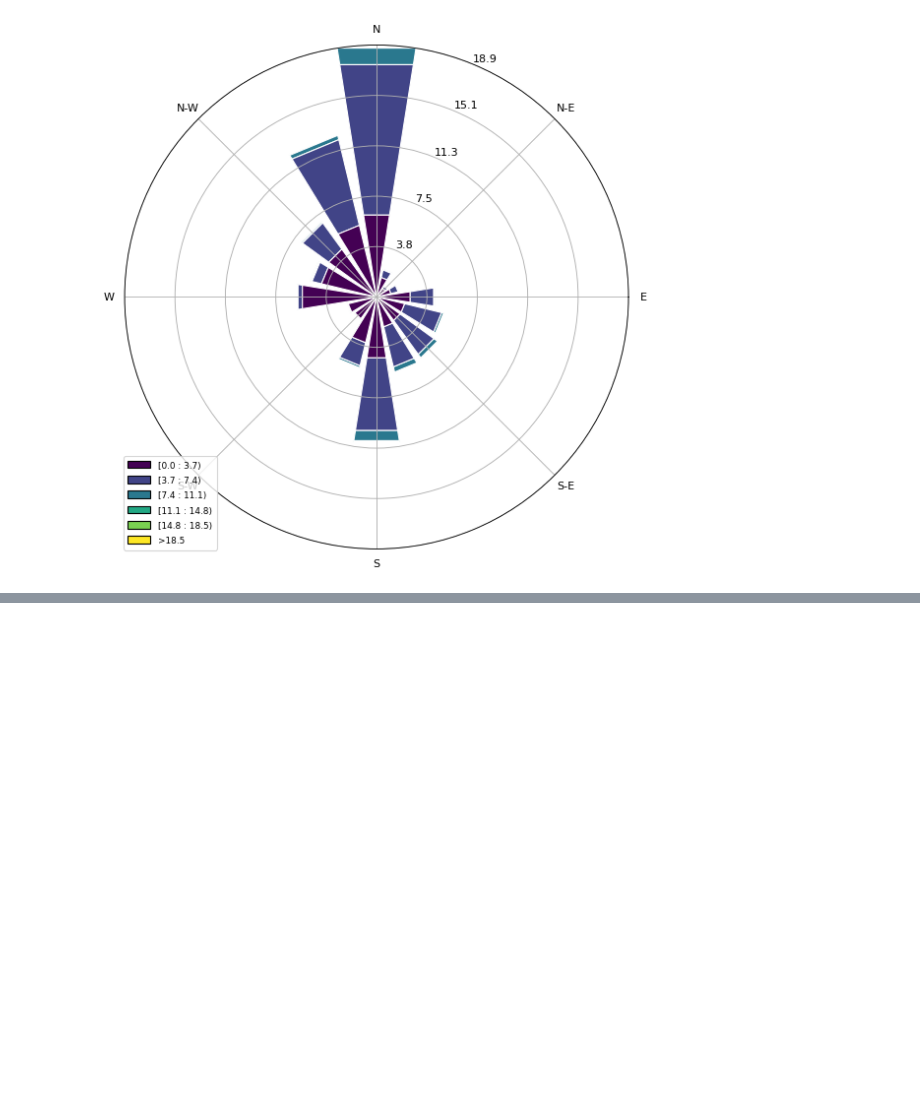
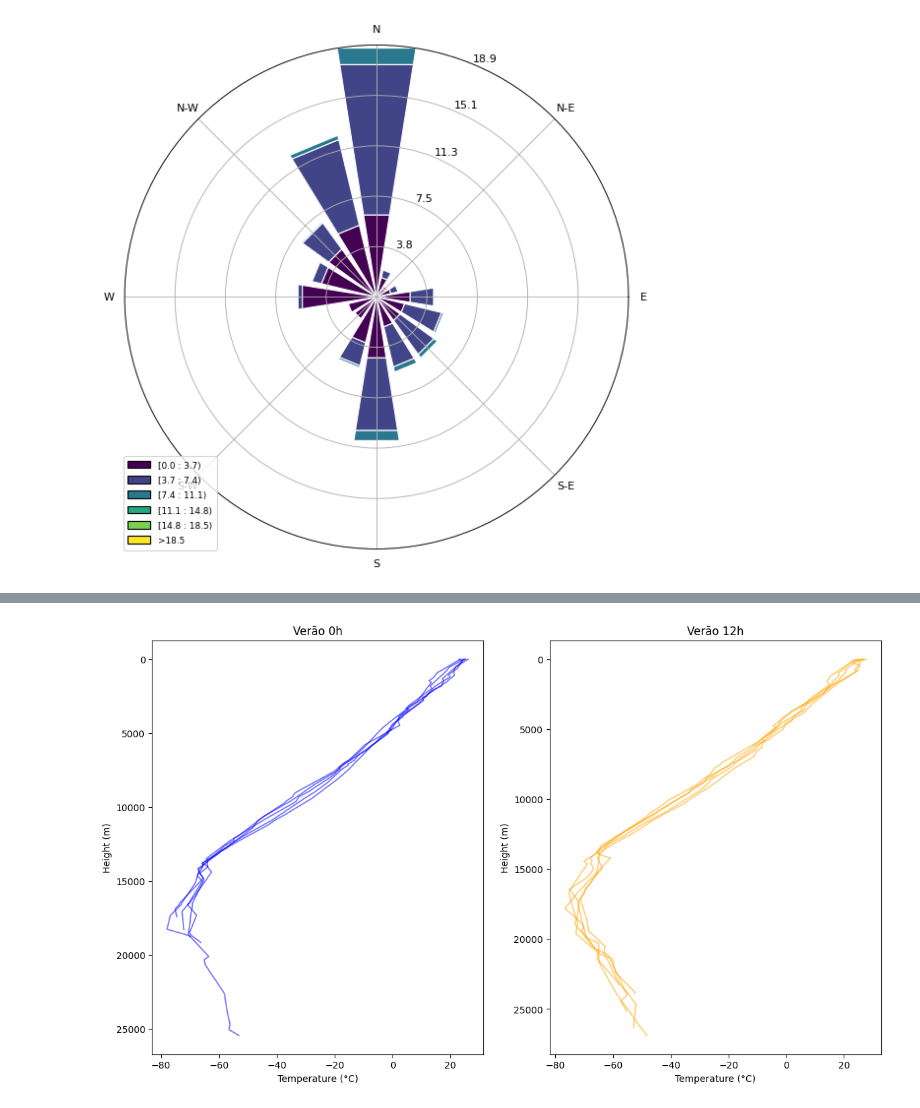
Before and after one commit to anapietroski/Controle_AnaPietroski, a Jupyter notebook: Atividade02_Ana_e_Barbara.ipynb, the cells around one changed output, grey strips where cells are left out. Drawn from its saved outputs; the diff is of its cells as text; code cells hidden in the pictures; blank space fills up the shorter version.

```diff
--- a/Atividade02_Ana_e_Barbara.ipynb
+++ b/Atividade02_Ana_e_Barbara.ipynb
@@ -276,0 +319,94 @@ ax.set_legend()
+# %%
+# Importação de bibliotecas necessárias
+import pandas as pd
+import numpy as np
+from datetime import datetime, timedelta
+from siphon.simplewebservice.wyoming import WyomingUpperAir
+import matplotlib.pyplot as plt
+
+# Definição das datas e estação
+# Definir datas de verão e inverno
+summer_dates = [datetime(2023, 1, 10) + timedelta(days=i) for i in range(5)]
+winter_dates = [datetime(2023, 7, 10) + timedelta(days=i) for i in range(5)]
+
+# Estação de monitoramento no aeroporto de Florianópolis
+station = 'SBFL'
+
+# Função para extrair dados de temperatura
+def extract_temperature_profile(dates, station):
+    profiles = {'0h': [], '12h': []}
+    for date in dates:
+        for hour in [0, 12]:
+            try:
+                # Extrair dados
+                data = WyomingUpperAir.request_data(date.replace(hour=hour), station)
+                # Adicionar dados ao perfil correspondente
+                profiles[f'{hour}h'].append(data)
+            except Exception as e:
+                print(f"Erro ao extrair dados para {date} {hour}h: {e}")
+    return profiles
+
+# Extrair dados para as datas definidas
+# Extrair perfis de temperatura para verão e inverno
+summer_profiles = extract_temperature_profile(summer_dates, station)
+winter_profiles = extract_temperature_profile(winter_dates, station)
+
+# Análise do perfil de temperatura
+def analyze_temperature_profile(profiles):
+    inversions = {'0h': [], '12h': []}
+    boundary_layers = {'0h': [], '12h': []}
+
+    for time in ['0h', '12h']:
+        for profile in profiles[time]:
+            # Extrair altura e temperatura
+            height = profile['height']
+            temperature = profile['temperature']
+
+            # Determinar inversão
+            inversion = None
+            for i in range(1, len(temperature)):
+                if temperature[i] > temperature[i-1]:
+                    inversion = height[i]
+                    break
+            inversions[time].append(inversion)
+
+            # Determinar altura da camada limite (simplificada)
+            boundary_layer_height = height[np.argmax(np.gradient(temperature))]
+            boundary_layers[time].append(boundary_layer_height)
+
+    return inversions, boundary_layers
+
+# Analisar e plotar os resultados
+def plot_temperature_profiles(profiles, title):
+    fig, ax = plt.subplots(1, 2, figsize=(14, 8))
+    times = ['0h', '12h']
+    colors = ['blue', 'orange']
+
+    for i, time in enumerate(times):
+        for profile in profiles[time]:
+            ax[i].plot(profile['temperature'], profile['height'], color=colors[i], alpha=0.5)
+        ax[i].set_xlabel('Temperature (°C)')
+        ax[i].set_ylabel('Height (m)')
+        ax[i].set_title(f'{title} {time}')
+        ax[i].invert_yaxis()
+
+    plt.show()
+
+# Plotar perfis de temperatura
+plot_temperature_profiles(summer_profiles, 'Verão')
+plot_temperature_profiles(winter_profiles, 'Inverno')
+
+# Analisar perfis de temperatura
+summer_inversions, summer_boundary_layers = analyze_temperature_profile(summer_profiles)
+winter_inversions, winter_boundary_layers = analyze_temperature_profile(winter_profiles)
+
+print("Verão - Inversões (0h):", summer_inversions['0h'])
+print("Verão - Inversões (12h):", summer_inversions['12h'])
+print("Verão - Camadas Limite (0h):", summer_boundary_layers['0h'])
+print("Verão - Camadas Limite (12h):", summer_boundary_layers['12h'])
+print("Inverno - Inversões (0h):", winter_inversions['0h'])
+print("Inverno - Inversões (12h):", winter_inversions['12h'])
+print("Inverno - Camadas Limite (0h):", winter_boundary_layers['0h'])
+print("Inverno - Camadas Limite (12h):", winter_boundary_layers['12h'])
+# %% [output]
+[figure, added]
```
Also changed, not shown: parts of 7 cells of this notebook.
